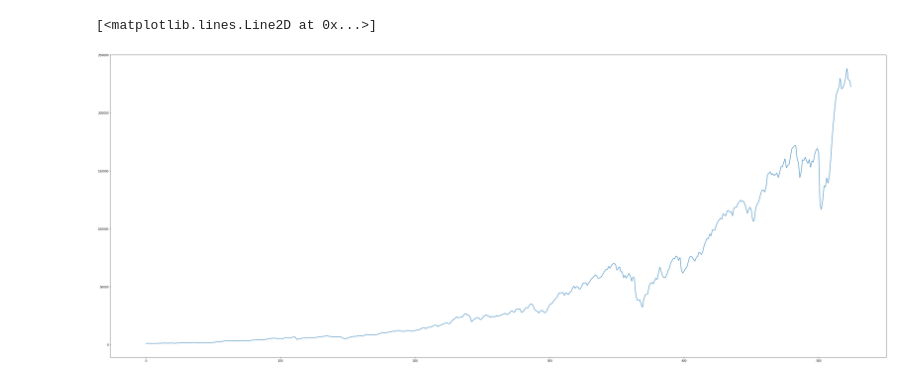
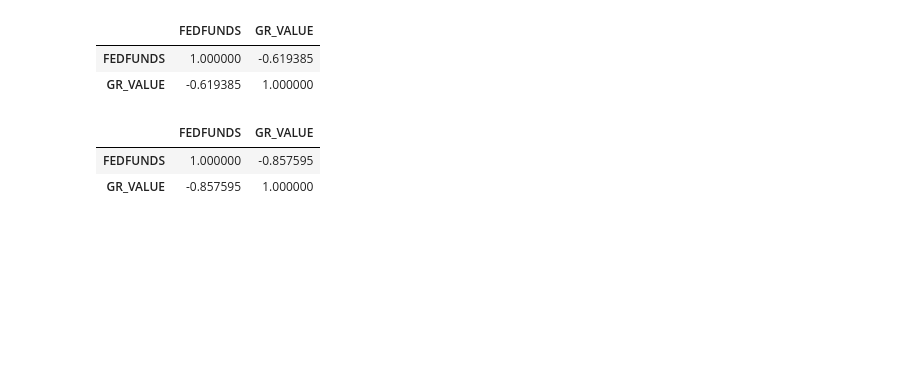
Before and after one commit to xen20/AaltoMLPartDeuxEtTrois, a Jupyter notebook: project.ipynb, the cells around one changed output. Saved outputs shown, nothing was run; the diff lists cells and outputs as text; code cells hidden in the pictures; blank space fills up the shorter version.

```diff
--- a/project.ipynb
+++ b/project.ipynb
@@ -9,24 +26,32 @@ from sklearn.model_selection import train_test_split
 # %%
-# load the data: the commented out part is the small cap growth stock index, not yet tested/used
-
+# load the data: sc-val for value stocks, sc-gr for growth stocks
 df_fed = pd.read_csv('FEDFUNDS.csv')
-df_sc_val = pd.read_csv('sc-val.csv')
-#df_sc_gr = pd.read_csv('sc-gr.csv')
+#df_sc = pd.read_csv('sc-val.csv')
+df_sc = pd.read_csv('sc-gr.csv')
 
 # PREPROCESSING: average the feature datapoints to monthly periodicity
-df_sc_val = df_sc_val.groupby(pd.PeriodIndex(df_sc_val['DATE'], freq="M"))['VALUE'].mean().reset_index()
-#df_sc_gr = df_sc_gr.groupby(pd.PeriodIndex(df_sc_gr['DATE'], freq="M"))['VALUE'].mean().reset_index()
+df_sc = df_sc.groupby(pd.PeriodIndex(df_sc['DATE'], freq="M"))['VALUE'].mean().reset_index()
 
 # give our columns distinctive names: the data from FRED labels both of them as "VALUE"
-val_value = "VAL_VALUE"
-gr_value = "GR_VALUE"
+#val_value = "VAL_VALUE"
+val_value = "GR_VALUE"
 
-df_sc_val.rename(columns={'VALUE':val_value}, inplace=True)
-#df_sc_gr.rename(columns={'VALUE':gr_value}, inplace=True)
+df_sc.rename(columns={'VALUE':val_value}, inplace=True)
 
-# combine the interest rate dataset with the value stock index dataset for further processing.
-df_fed_val = df_fed.join(df_sc_val[val_value])
+# combine the interest rate dataset with a stock index dataset for further processing.
+df_sc = df_fed.join(df_sc[val_value])
-# %% [output]
-[<matplotlib.lines.Line2D at 0x...>]
-[figure, removed]
+# %%
+# pearson coefficient for linearity...
+df_sc.corr('pearson')
+# %% [output]
+|  | FEDFUNDS | GR_VALUE |
+| FEDFUNDS | 1.000000 | -0.619385 |
+| GR_VALUE | -0.619385 | 1.000000 |
+# %%
+# spearman coefficient for monotonity...
+df_sc.corr('spearman')
+# %% [output]
+|  | FEDFUNDS | GR_VALUE |
+| FEDFUNDS | 1.000000 | -0.857595 |
+| GR_VALUE | -0.857595 | 1.000000 |
 # %%
```
Also changed, not shown: parts of 8 cells of this notebook.
